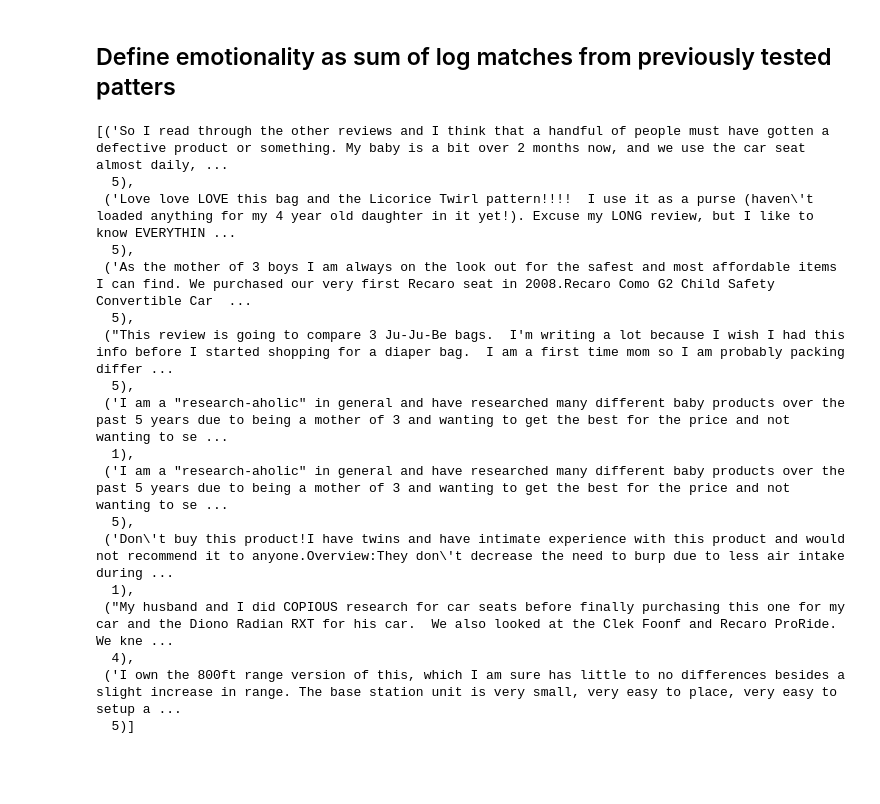
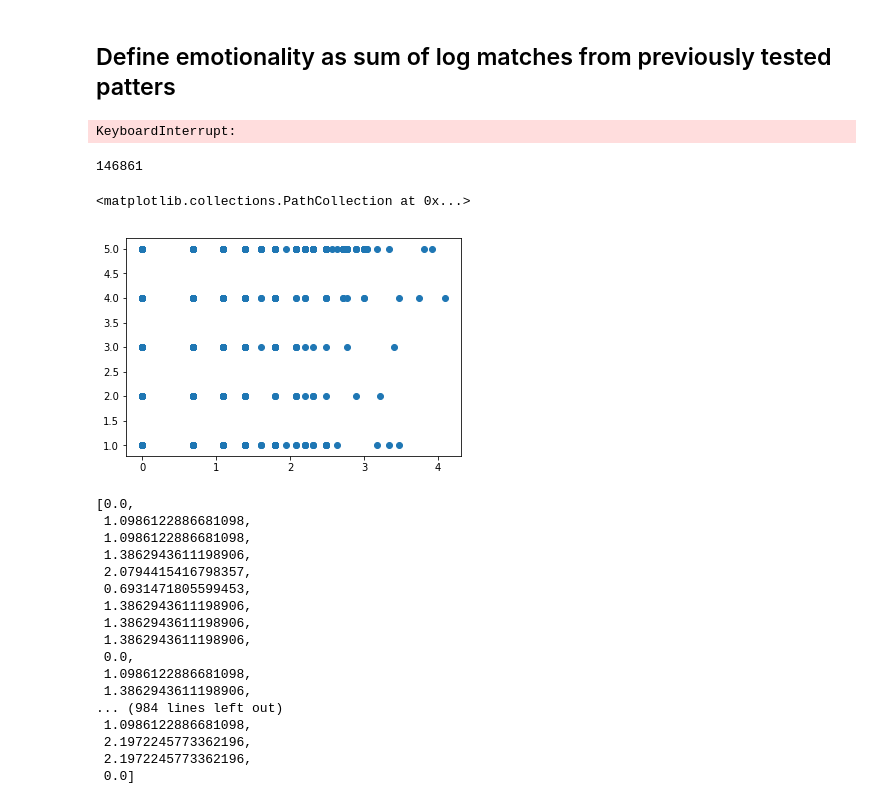
Before and after one commit to patricsteiner/nlp, a Jupyter notebook: a3_sentiment_analysis/sentiment analysis of amazon reviews.ipynb, the cells around one changed output. Drawn from its saved outputs; the diff is of its cells as text; code cells hidden in the pictures; blank space fills up the shorter version.

```diff
--- a/a3_sentiment_analysis/sentiment analysis of amazon reviews.ipynb
+++ b/a3_sentiment_analysis/sentiment analysis of amazon reviews.ipynb
@@ -18,13 +19,12 @@ from sklearn.metrics import accuracy_score, f1_score, confusion_matrix
 # %%
 df = pd.read_csv('Amazon_Baby_train.txt', sep=' ;  ', index_col=False, header=None,
                      names=['Rating', 'Product', 'Review'], engine='python');
-
 
 products = df.values[:, 1].astype(str)
 reviews  = df.values[:, 2].astype(str)
 ratings  = df.values[:, 0].astype(int)
 
-x = reviews
+x = [PorterStemmer().stem(review) for review in reviews]
 y = ratings
 
 x_train, x_test, y_train, y_test = train_test_split(x, y, test_size=.2, random_state=9000)
@@ -221,21 +208,4 @@ sorted_reviews = sorted(zip(reviews, ratings), key=lambda x: emotionality(x[0]))
-# %%
-sorted_reviews[-10:-1]
-# %% [output]
-[('So I read through the other reviews and I think that a handful of people must have gotten a defective product or something. My baby is a bit over 2 months now, and we use the car seat almost daily, ...
-  5),
- ('Love love LOVE this bag and the Licorice Twirl pattern!!!!  I use it as a purse (haven\'t loaded anything for my 4 year old daughter in it yet!). Excuse my LONG review, but I like to know EVERYTHIN ...
-  5),
- ('As the mother of 3 boys I am always on the look out for the safest and most affordable items I can find. We purchased our very first Recaro seat in 2008.Recaro Como G2 Child Safety Convertible Car  ...
-  5),
- ("This review is going to compare 3 Ju-Ju-Be bags.  I'm writing a lot because I wish I had this info before I started shopping for a diaper bag.  I am a first time mom so I am probably packing differ ...
-  5),
- ('I am a "research-aholic" in general and have researched many different baby products over the past 5 years due to being a mother of 3 and wanting to get the best for the price and not wanting to se ...
-  1),
- ('I am a "research-aholic" in general and have researched many different baby products over the past 5 years due to being a mother of 3 and wanting to get the best for the price and not wanting to se ...
-  5),
- ('Don\'t buy this product!I have twins and have intimate experience with this product and would not recommend it to anyone.Overview:They don\'t decrease the need to burp due to less air intake during ...
-  1),
- ("My husband and I did COPIOUS research for car seats before finally purchasing this one for my car and the Diono Radian RXT for his car.  We also looked at the Clek Foonf and Recaro ProRide.  We kne ...
-  4),
- ('I own the 800ft range version of this, which I am sure has little to no differences besides a slight increase in range. The base station unit is very small, very easy to place, very easy to setup a ...
-  5)]
+# %%
+emotionalities = [emotionality(review) for review in x]
+# %% [output]
+KeyboardInterrupt:
@@ -241,0 +214,29 @@ sorted_reviews[-10:-1]
+# %%
+len(x)
+# %% [output]
+146861
+# %%
+plt.scatter(emotionalities, ratings[:1000])
+# %% [output]
+<matplotlib.collections.PathCollection at 0x...>
+[figure, added]
+# %%
+emotionalities
+# %% [output]
+[0.0,
+ 1.0986122886681098,
+ 1.0986122886681098,
+ 1.3862943611198906,
+ 2.0794415416798357,
+ 0.6931471805599453,
+ 1.3862943611198906,
+ 1.3862943611198906,
+ 1.3862943611198906,
+ 0.0,
+ 1.0986122886681098,
+ 1.3862943611198906,
+... (984 lines left out)
+ 1.0986122886681098,
+ 2.1972245773362196,
+ 2.1972245773362196,
+ 0.0]
```
Also changed, not shown: parts of 15 cells of this notebook.
